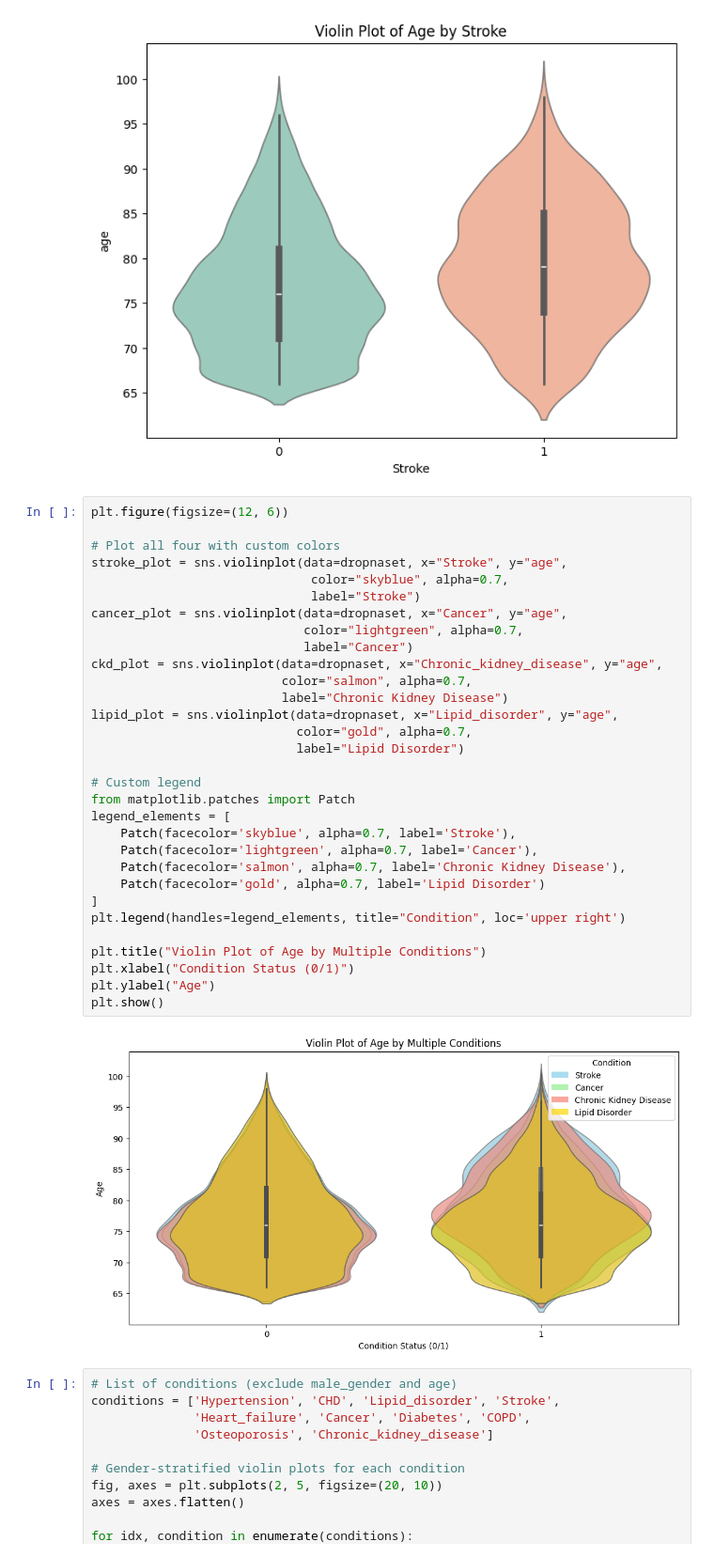
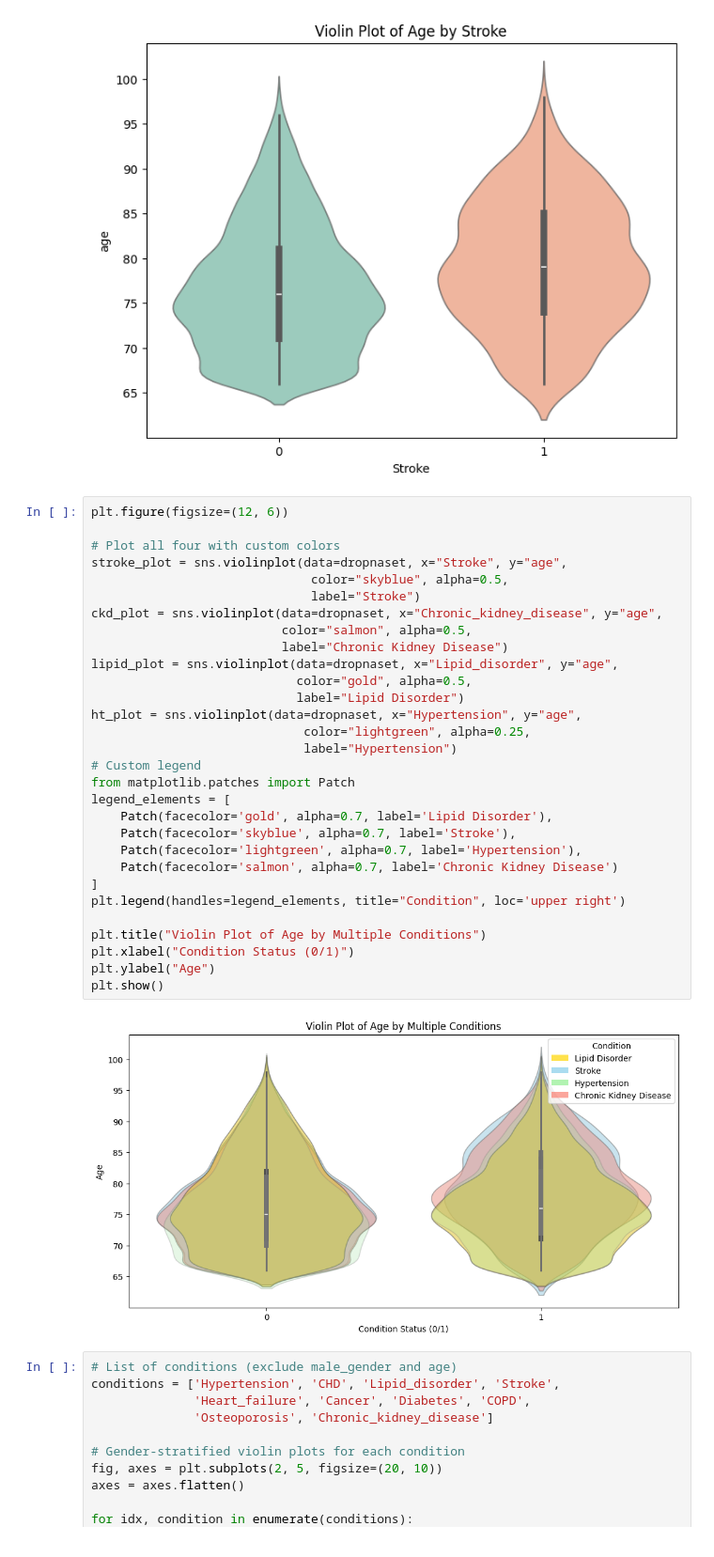
Before and after one commit to seoserang/phys255ml, a Jupyter notebook: 999 Final Project/finalproject.ipynb, the cells around one changed output. Shown at 94% size. Cells and saved outputs as stored; diff of their text form.

```diff
--- a/999 Final Project/finalproject.ipynb
+++ b/999 Final Project/finalproject.ipynb
@@ -277,36 +277,35 @@ plt.show()
 # %%
 plt.figure(figsize=(12, 6))
 
 # Plot all four with custom colors
 stroke_plot = sns.violinplot(data=dropnaset, x="Stroke", y="age",
-                              color="skyblue", alpha=0.7,
+                              color="skyblue", alpha=0.5,
                               label="Stroke")
-cancer_plot = sns.violinplot(data=dropnaset, x="Cancer", y="age",
-                             color="lightgreen", alpha=0.7,
-                             label="Cancer")
 ckd_plot = sns.violinplot(data=dropnaset, x="Chronic_kidney_disease", y="age",
-                          color="salmon", alpha=0.7,
+                          color="salmon", alpha=0.5,
                           label="Chronic Kidney Disease")
 lipid_plot = sns.violinplot(data=dropnaset, x="Lipid_disorder", y="age",
-                            color="gold", alpha=0.7,
+                            color="gold", alpha=0.5,
                             label="Lipid Disorder")
-
+ht_plot = sns.violinplot(data=dropnaset, x="Hypertension", y="age",
+                             color="lightgreen", alpha=0.25,
+                             label="Hypertension")
 # Custom legend
 from matplotlib.patches import Patch
 legend_elements = [
+    Patch(facecolor='gold', alpha=0.7, label='Lipid Disorder'),
     Patch(facecolor='skyblue', alpha=0.7, label='Stroke'),
-    Patch(facecolor='lightgreen', alpha=0.7, label='Cancer'),
-    Patch(facecolor='salmon', alpha=0.7, label='Chronic Kidney Disease'),
-    Patch(facecolor='gold', alpha=0.7, label='Lipid Disorder')
+    Patch(facecolor='lightgreen', alpha=0.7, label='Hypertension'),
+    Patch(facecolor='salmon', alpha=0.7, label='Chronic Kidney Disease')
 ]
 plt.legend(handles=legend_elements, title="Condition", loc='upper right')
 
 plt.title("Violin Plot of Age by Multiple Conditions")
 plt.xlabel("Condition Status (0/1)")
 plt.ylabel("Age")
 plt.show()
 # %% [output]
-[figure, old version]
+[figure, new version]
 # %%
 # List of conditions (exclude male_gender and age)
 conditions = ['Hypertension', 'CHD', 'Lipid_disorder', 'Stroke',
```
Also changed, not shown: parts of 9 cells of this notebook.
